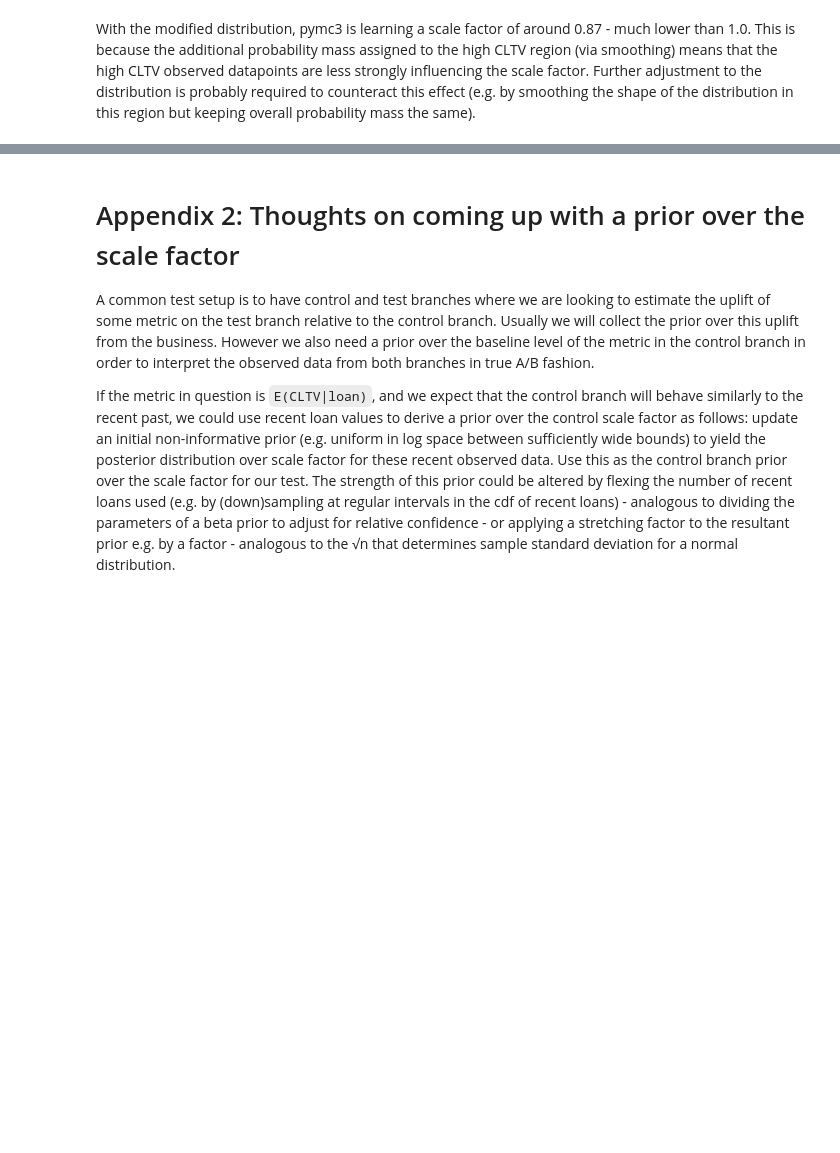
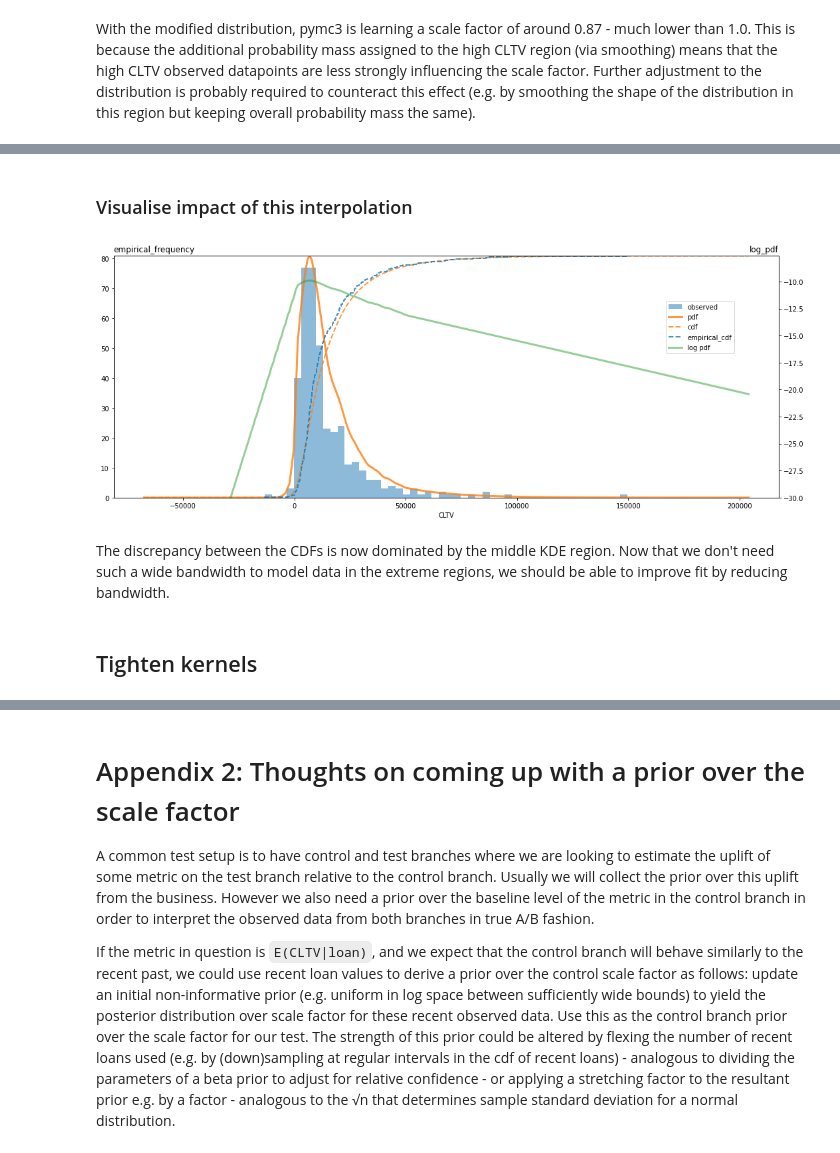
Before and after one commit to jackru/huge-lqg, a Jupyter notebook: bayes/empirical_distribution.ipynb, the cells around one changed output, grey strips where cells are left out. Drawn from its saved outputs; the diff is of its cells as text; code cells hidden in the pictures; blank space fills up the shorter version.

```diff
--- a/bayes/empirical_distribution.ipynb
+++ b/bayes/empirical_distribution.ipynb
@@ -304,0 +314,3 @@ With the modified distribution, pymc3 is learning a scale factor of around 0.87
+# %%
+LOW_BOUND = 1500
+HIGH_BOUND = 50000
@@ -304,0 +322,49 @@ With the modified distribution, pymc3 is learning a scale factor of around 0.87
+# %%
+def exponential_density(x, bound, density_at_bound, prob_mass, positive_tail=True):
+    sign = 1 if positive_tail else -1
+    return density_at_bound * np.exp(-(x - bound) * sign * (density_at_bound / prob_mass))
+# %%
+# defining the noisy region as CLTV > 50000,
+# we can evaluate the pdf just at the observed data points here and interpolate between them
+low_x_points = np.linspace(min_cltv - range_cltv, LOW_BOUND, 100, endpoint=False)
+mid_x_points = np.linspace(LOW_BOUND, HIGH_BOUND, 100, endpoint=False)
+high_x_points = np.linspace(HIGH_BOUND, max_cltv + range_cltv, 100, endpoint=True)
+
+low_pdf_points = exponential_density(low_x_points, LOW_BOUND, density_low_bound, prob_mass_low, False)
+mid_pdf_points = np.exp(empirical_cltv_kde.score_samples(mid_x_points.reshape(-1, 1)))
+high_pdf_points = exponential_density(high_x_points, HIGH_BOUND, density_high_bound, prob_mass_high, True)
+# %%
+x_points3 = np.concatenate([low_x_points, mid_x_points, high_x_points])
+pdf_points3 = np.concatenate([low_pdf_points, mid_pdf_points, high_pdf_points])
+
+empirical_cltv_dist3 = pm.Interpolated.dist(x_points3, pdf_points3)
+# %% [markdown]
+### Visualise impact of this interpolation
+# %%
+x = np.linspace(min_cltv - range_cltv/3, max_cltv + range_cltv/3, 300)
+y_pdf = np.exp(empirical_cltv_dist3.logp(x).eval())
+y_pdf /= max(y_pdf)
+y_cdf = np.cumsum(y_pdf) / sum(y_pdf)
+y_log = empirical_cltv_dist3.logp(x).eval()
+
+fig, ax = plt.subplots(figsize=(15,6))
+ax2 = ax.twinx()
+ax3 = ax.twinx()
+ax.hist(empirical_cltvs, bins=50, alpha=0.5, label='observed')
+ax2.plot(x, y_pdf, alpha=0.8, lw=3, color='C1', label='pdf')
+ax2.plot(x, y_cdf, alpha=0.8, lw=2, color='C1', ls='--', label='cdf')
+ax3.plot(x, y_log, alpha=0.5, lw=3, color='C2', label='log pdf')
+ax3.set_ylim(bottom = -30)
+ax.set_title('empirical_frequency', loc='left')
+ax3.set_title('log_pdf', loc='right')
+ax2.tick_params(right=False, labelright=False)
+sns.ecdfplot(data=empirical_cltvs, ax=ax2, ls='--', lw=2, alpha=0.8, label='empirical_cdf')
+fig.legend(loc=(0.8, 0.6))
+ax.set_xlabel('CLTV')
+plt.tight_layout();
+# %% [output]
+[figure, added]
+# %% [markdown]
+The discrepancy between the CDFs is now dominated by the middle KDE region. Now that we don't need such a wide bandwidth to model data in the extreme regions, we should be able to improve fit by reducing bandwidth.
+# %% [markdown]
+## Tighten kernels
```
Also changed, not shown: parts of 10 cells of this notebook.
